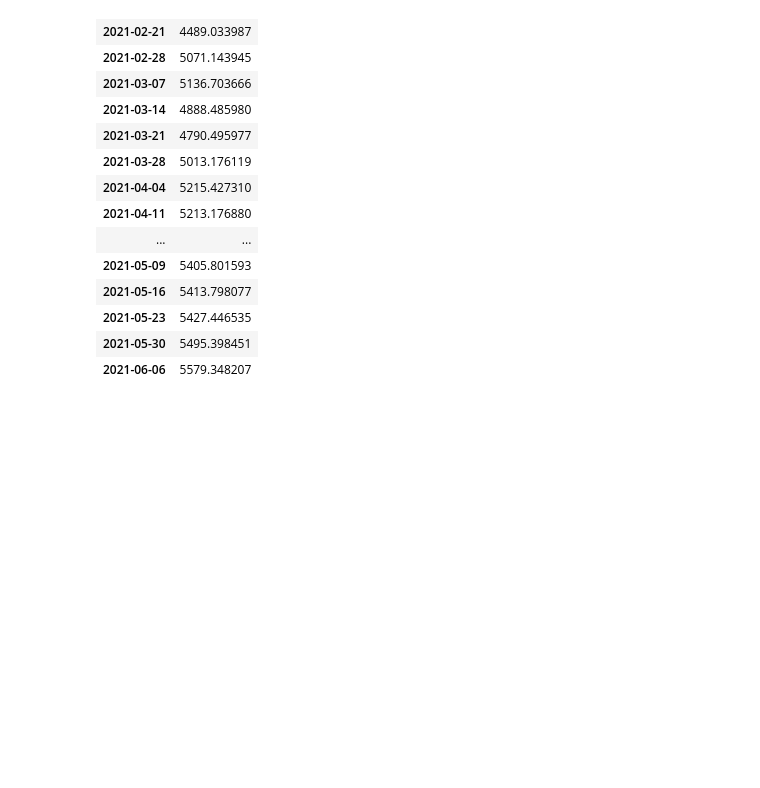
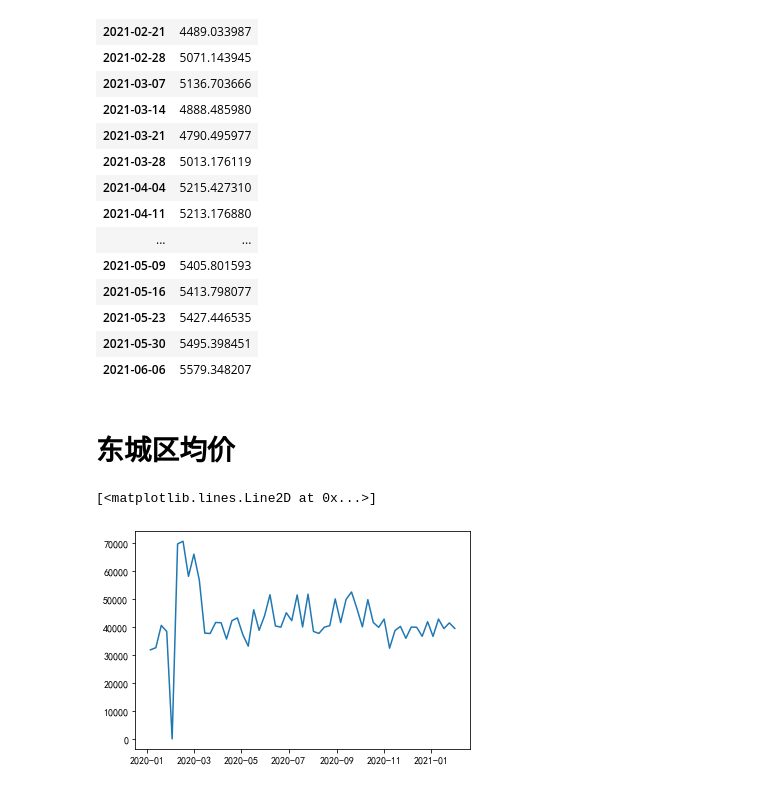
Before and after one commit to thales-ucas/realty, a Jupyter notebook: arma.ipynb, the cells around one changed output. Saved outputs shown, nothing was run; the diff lists cells and outputs as text; code cells hidden in the pictures; blank space fills up the shorter version.

```diff
--- a/arma.ipynb
+++ b/arma.ipynb
@@ -407,3 +426,22 @@ rdf
 | 2021-05-23 | 5427.446535 |
 | 2021-05-30 | 5495.398451 |
 | 2021-06-06 | 5579.348207 |
+# %% [markdown]
+# 东城区均价
+# %%
+def getDongFrame(df):
+    """
+    获取东城区均价
+    :return:    dataframe
+    """
+    combination = pd.Grouper(key='成交时间', freq='W', origin='2020-01-01')
+    zone = df[(df['所在区县']=='东城区') & (df['房屋性质']=='商品房') & (df['建筑面积'] > 60)]
+    zone['成交单价'] = zone['成交单价'].apply(pd.to_numeric)
+    res = zone.groupby(combination).agg({'成交单价': 'mean'})
+    res['成交单价'] = res['成交单价'].fillna(0) # 补零
+    return res
+price = getDongFrame(df)
+plt.plot(price)
+# %% [output]
+[<matplotlib.lines.Line2D at 0x...>]
+[figure, added]
```
Also changed, not shown: parts of 11 cells of this notebook, 2 other files.
